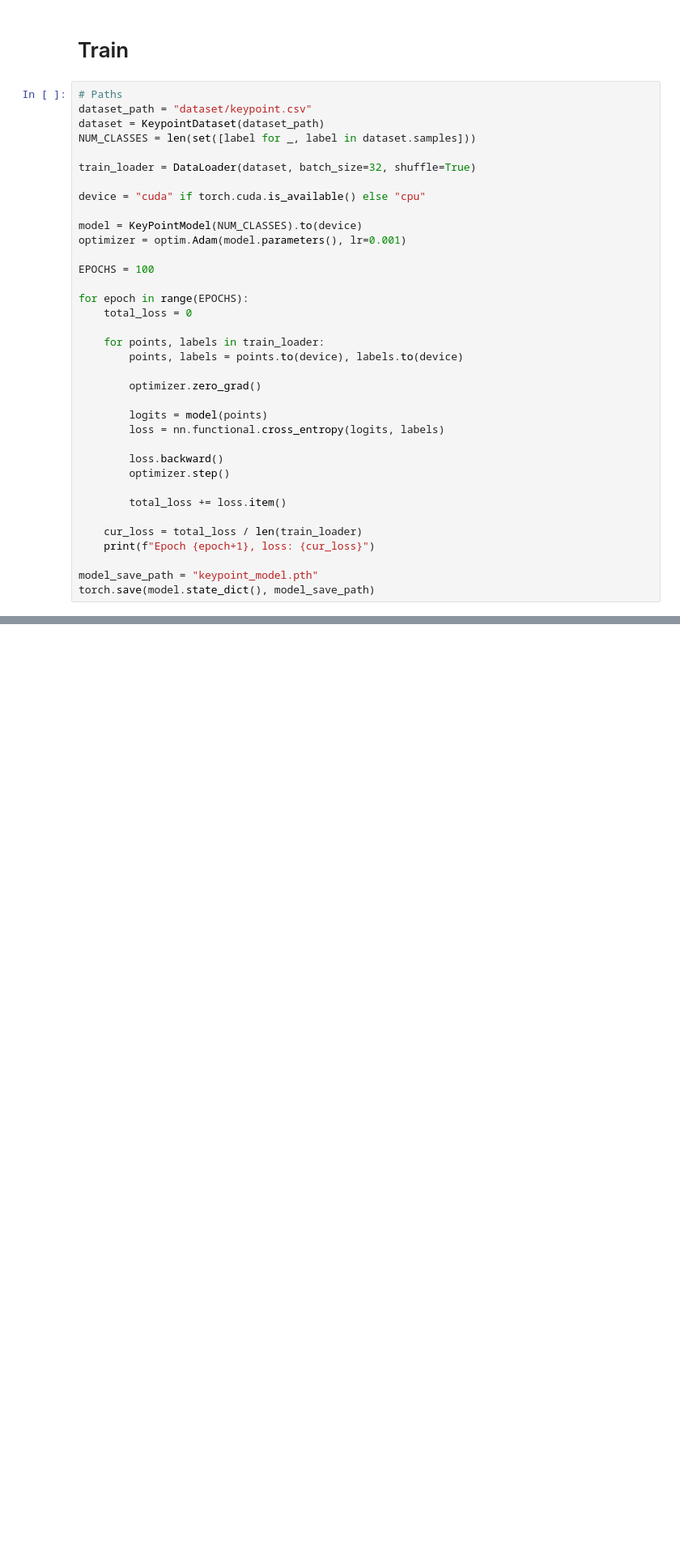
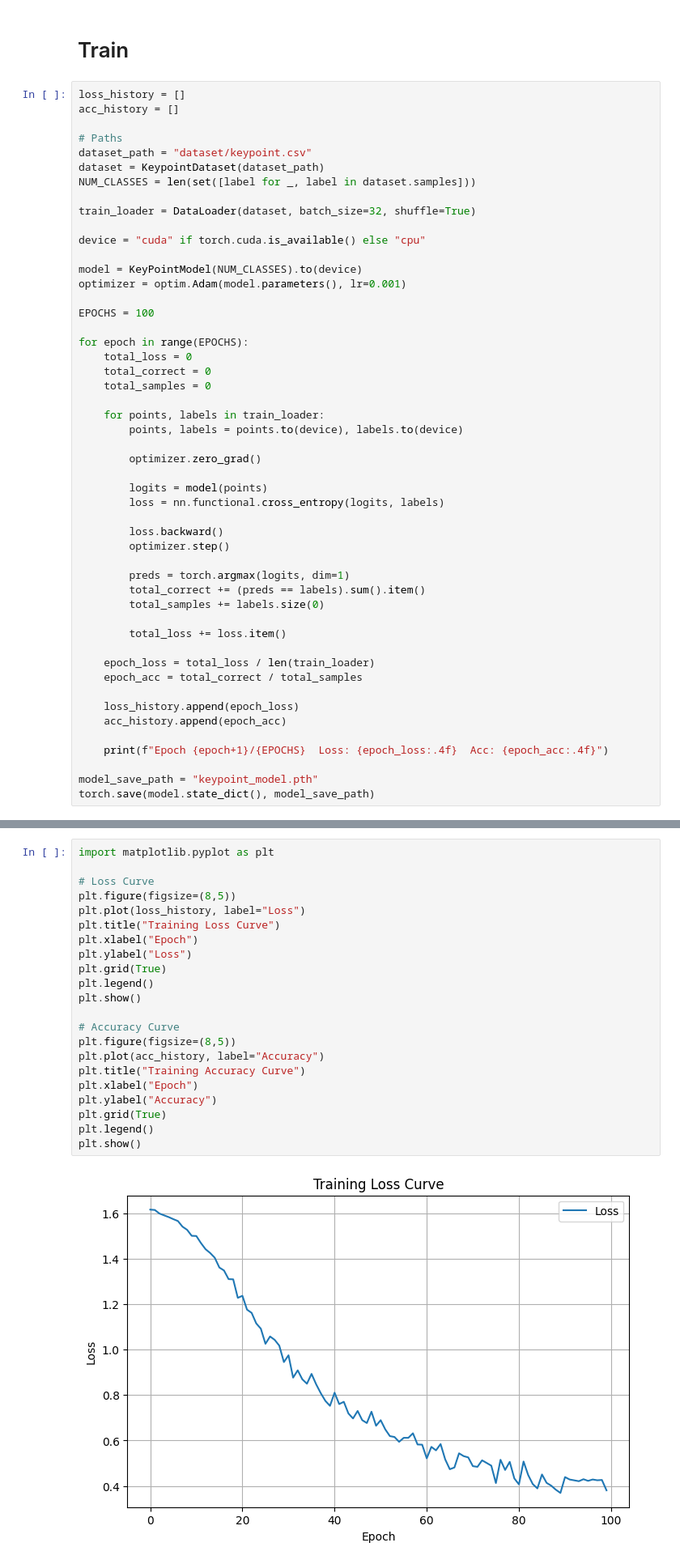
Before and after one commit to nathancbao/Hand-Computer-Control-Interface, a Jupyter notebook: model/train.ipynb, the cells around one changed output, grey strips where cells are left out. Shown at 81% size. Drawn from its saved outputs; the diff is of its cells as text; blank space fills up the shorter version.

Commit message:
add loss curve + accuracy curve

```diff
--- a/model/train.ipynb
+++ b/model/train.ipynb
@@ -34,6 +34,9 @@ from keypoint_classifier import KeyPointModel
 # %% [markdown]
 # Train
 # %%
+loss_history = []
+acc_history = []
+
 # Paths
 dataset_path = "dataset/keypoint.csv"
 dataset = KeypointDataset(dataset_path)
@@ -50,6 +53,8 @@ EPOCHS = 100
 
 for epoch in range(EPOCHS):
 	total_loss = 0
+	total_correct = 0
+	total_samples = 0
 
 	for points, labels in train_loader:
 		points, labels = points.to(device), labels.to(device)
@@ -62,10 +67,19 @@ for epoch in range(EPOCHS):
 		loss.backward()
 		optimizer.step()
 
+		preds = torch.argmax(logits, dim=1)
+		total_correct += (preds == labels).sum().item()
+		total_samples += labels.size(0)
+
 		total_loss += loss.item()
 
-	cur_loss = total_loss / len(train_loader)
-	print(f"Epoch {epoch+1}, loss: {cur_loss}")
+	epoch_loss = total_loss / len(train_loader)
+	epoch_acc = total_correct / total_samples
+
+	loss_history.append(epoch_loss)
+	acc_history.append(epoch_acc)
+
+	print(f"Epoch {epoch+1}/{EPOCHS}  Loss: {epoch_loss:.4f}  Acc: {epoch_acc:.4f}")
 
 model_save_path = "keypoint_model.pth"
 torch.save(model.state_dict(), model_save_path)
@@ -89,0 +106,24 @@ Epoch 100, loss: 0.46822481155395507
+# %%
+import matplotlib.pyplot as plt
+
+# Loss Curve
+plt.figure(figsize=(8,5))
+plt.plot(loss_history, label="Loss")
+plt.title("Training Loss Curve")
+plt.xlabel("Epoch")
+plt.ylabel("Loss")
+plt.grid(True)
+plt.legend()
+plt.show()
+
+# Accuracy Curve
+plt.figure(figsize=(8,5))
+plt.plot(acc_history, label="Accuracy")
+plt.title("Training Accuracy Curve")
+plt.xlabel("Epoch")
+plt.ylabel("Accuracy")
+plt.grid(True)
+plt.legend()
+plt.show()
+# %% [output]
+[figure, added]
```
Also changed, not shown: parts of 4 cells of this notebook.
